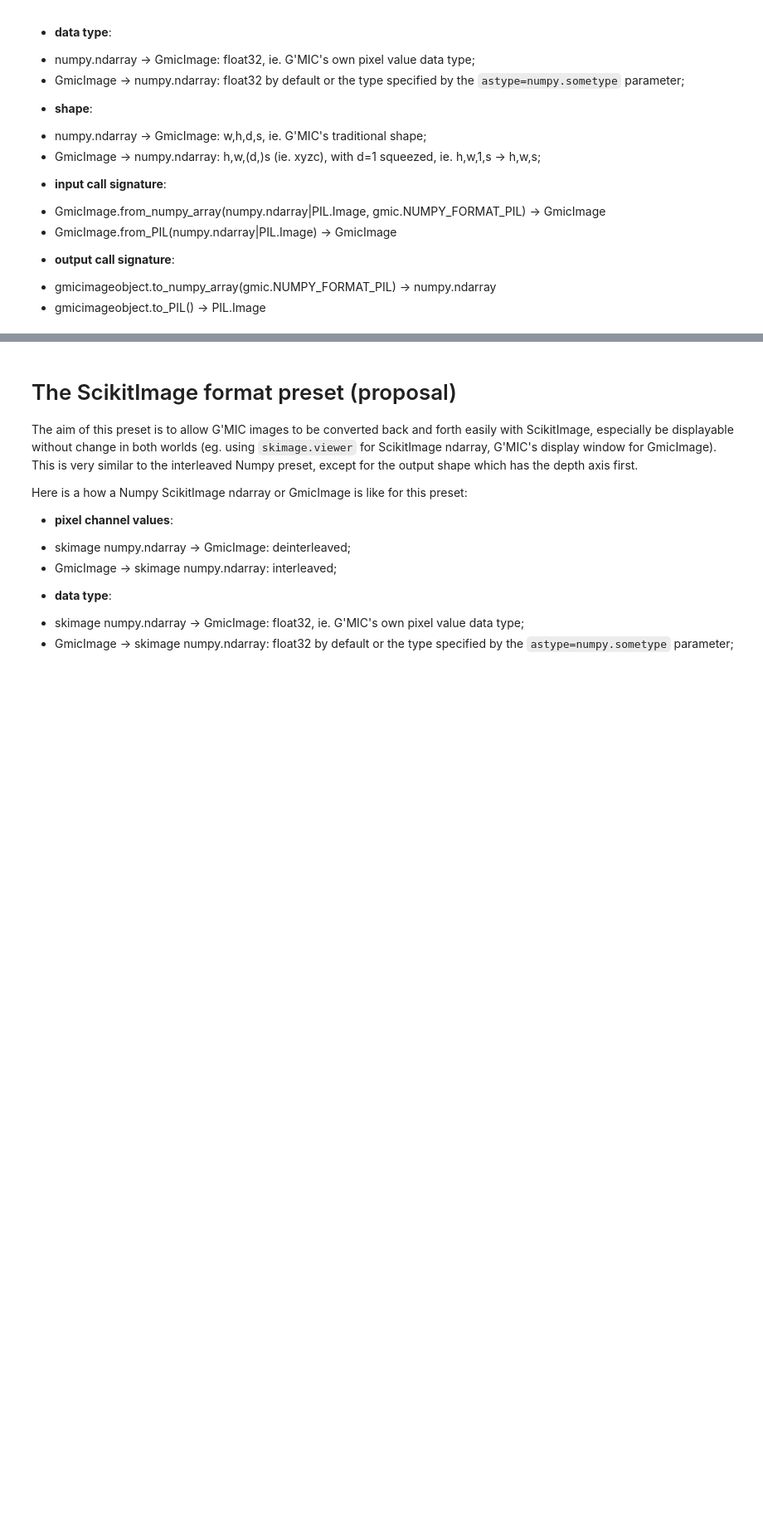
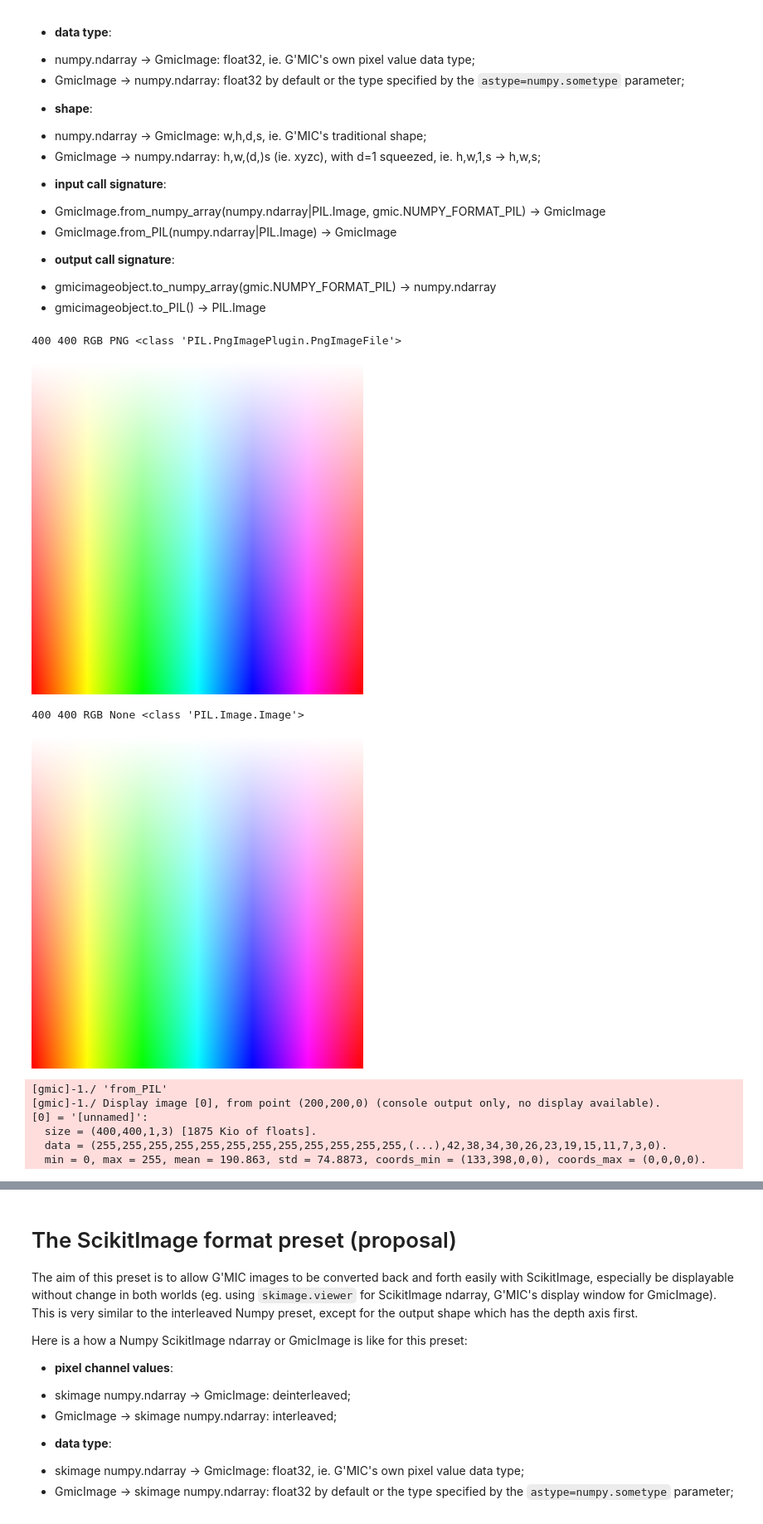
Before and after one commit to myselfhimself/gmic-py, a Jupyter notebook: GColabEditableGithubSynced_GmicNumpySpecification.ipynb, the cells around one changed output, grey strips where cells are left out. Shown at 83% size. Cells and saved outputs as stored; diff of their text form; code cells hidden in the pictures; blank space fills up the shorter version.

Commit message:
#59 pure-Python from_PIL to_PIL test using from_numpy to_numpy bridging

```diff
--- a/GColabEditableGithubSynced_GmicNumpySpecification.ipynb
+++ b/GColabEditableGithubSynced_GmicNumpySpecification.ipynb
@@ -162,0 +175,64 @@ Here is a how a Numpy ndarray or GmicImage is like for this preset:
+# %%
+# Proof example
+#### gmic -> numpy with gmic.NUMPY_FORMAT_PIL ####
+# I - pure-python implementation test
+import PIL.Image
+import gmic
+import numpy
+%matplotlib inline
+
+# def to_PIL_without_numpy(gmicimage):
+#   # I failed to find a proper raw decoder for 32-bits RGB deinterleaved
+#   # too lazy to implement a custom decoder for now
+#   return PIL.Image.frombytes('RGB', (gmicimage._width, gmicimage._height), gmicimage._data, 'raw', 'RGBX') # per https://github.com/python-pillow/Pillow/blob/c841501c3416bf245b5688dd33890641ef0f5dd7/src/libImaging/Unpack.c#L1342
+
+def to_PIL(gmicimage, astype=numpy.uint8, squeeze=True, mode='RGB'):
+  arr = gmicimage.to_numpy_array(astype=numpy.uint8)
+  #print("yo", arr.shape, arr.dtype)
+  return PIL.Image.fromarray(arr.squeeze() if squeeze else arr, mode)
+
+# Color ramp generating command from https://gmic.eu/gallery/colors.shtml since G'MIC samples downloads are blocked by GColab
+GMIC_GENERATE_COLORS_IMAGE_COMMAND = "(0,360;0,360^0,0;1,1^1,1;1,1) resize 400,400,1,3,3 hsv2rgb"
+
+# 1. Generate and image and store it to file
+l = []
+gmic.run(GMIC_GENERATE_COLORS_IMAGE_COMMAND + " output colors.png", l)
+
+# 2. Load the file-output image from PIL and display for visual comparison
+im=PIL.Image.open('colors.png')
+print(im.width, im.height, im.mode, im.format, type(im))
+display(im)
+
+# 3. Make G'MIC Image into a PIL Image through Numpy and display
+l_as_PIL = to_PIL(l[0])
+print(l_as_PIL.width, l_as_PIL.height, l_as_PIL.mode, l_as_PIL.format, type(l_as_PIL))
+display(l_as_PIL)
+
+
+# II - C/Python implementation test
+# TODO
+
+#### gmic <- numpy with gmic.NUMPY_FORMAT_PIL ####
+# I - pure-python implementation test
+def from_PIL(PILimage):
+  gmicimage = gmic.GmicImage.from_numpy_array(numpy.array(PILimage), deinterleave=True)
+  return gmicimage
+
+# 2. Load the file-output image from PIL and display for visual comparison
+im2=PIL.Image.open('colors.png')
+gmicim2 = from_PIL(im2)
+gmic.run("echo 'from_PIL' display", gmicim2)
+
+# II - C/Python implementation test
+# TODO
+# %% [output]
+400 400 RGB PNG <class 'PIL.PngImagePlugin.PngImageFile'>
+[figure, added]
+400 400 RGB None <class 'PIL.Image.Image'>
+[figure, added]
+[gmic]-1./ 'from_PIL'
+[gmic]-1./ Display image [0], from point (200,200,0) (console output only, no display available).
+[0] = '[unnamed]':
+  size = (400,400,1,3) [1875 Kio of floats].
+  data = (255,255,255,255,255,255,255,255,255,255,255,255,(...),42,38,34,30,26,23,19,15,11,7,3,0).
+  min = 0, max = 255, mean = 190.863, std = 74.8873, coords_min = (133,398,0,0), coords_max = (0,0,0,0).
```
Also changed, not shown: parts of 3 cells of this notebook.
